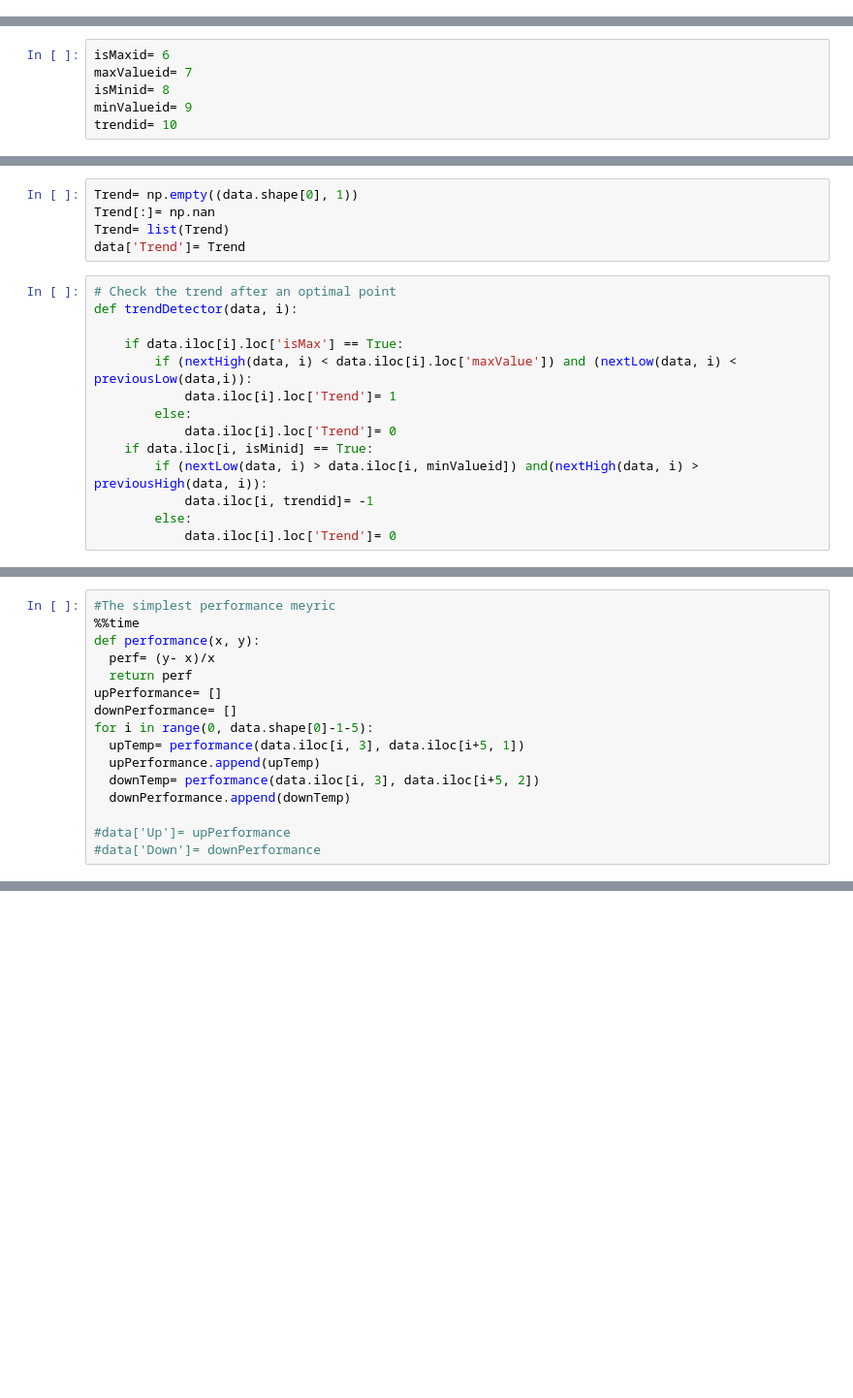
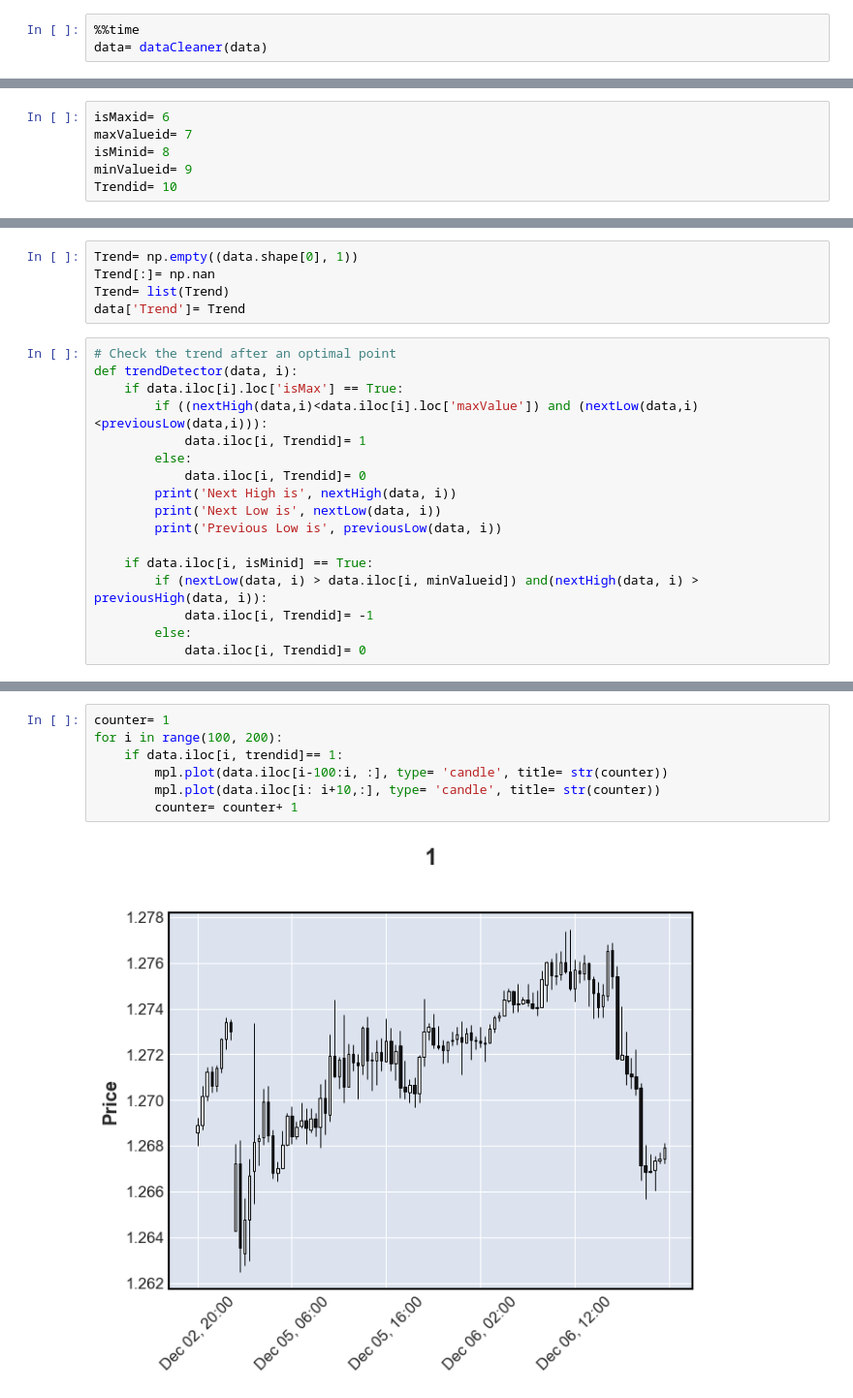
Before and after one commit to Mehrnoushhk/DeepLearning, a Jupyter notebook: PinAI.ipynb, the cells around one changed output, grey strips where cells are left out. Shown: that part at 97% size. Saved outputs shown, nothing was run; the diff lists cells and outputs as text; blank space fills up the shorter version.

```diff
--- a/PinAI.ipynb
+++ b/PinAI.ipynb
@@ -33,0 +32,3 @@ data['ID']= numericIndex
+# %%
+%%time
+data= dataCleaner(data)
@@ -97,7 +101,7 @@ isMaxid= 6
 maxValueid= 7
 isMinid= 8
 minValueid= 9
-trendid= 10
+Trendid= 10
 # %%
 # I want to see if after a high the trend becom downward or not so first we should examine the next high
 def nextHigh(data, i):
@@ -143,14 +147,17 @@ data['Trend']= Trend
 # %%
 # Check the trend after an optimal point
 def trendDetector(data, i):
+    if data.iloc[i].loc['isMax'] == True:
+        if ((nextHigh(data,i)<data.iloc[i].loc['maxValue']) and (nextLow(data,i)<previousLow(data,i))):
+            data.iloc[i, Trendid]= 1
+        else:
+            data.iloc[i, Trendid]= 0
+        print('Next High is', nextHigh(data, i))
+        print('Next Low is', nextLow(data, i))
+        print('Previous Low is', previousLow(data, i))
 
-    if data.iloc[i].loc['isMax'] == True:
-        if (nextHigh(data, i) < data.iloc[i].loc['maxValue']) and (nextLow(data, i) < previousLow(data,i)):
-            data.iloc[i].loc['Trend']= 1
-        else:
-            data.iloc[i].loc['Trend']= 0
     if data.iloc[i, isMinid] == True:
         if (nextLow(data, i) > data.iloc[i, minValueid]) and(nextHigh(data, i) > previousHigh(data, i)):
-            data.iloc[i, trendid]= -1
+            data.iloc[i, Trendid]= -1
         else:
-            data.iloc[i].loc['Trend']= 0
+            data.iloc[i, Trendid]= 0
@@ -176,16 +169,0 @@ mpl.plot(data.iloc[data.shape[0]-100: data.shape[0],:], type= 'candle', style= '
-# %%
-#The simplest performance meyric
-%%time
-def performance(x, y):
-  perf= (y- x)/x
-  return perf
-upPerformance= []
-downPerformance= []
-for i in range(0, data.shape[0]-1-5):
-  upTemp= performance(data.iloc[i, 3], data.iloc[i+5, 1])
-  upPerformance.append(upTemp)
-  downTemp= performance(data.iloc[i, 3], data.iloc[i+5, 2])
-  downPerformance.append(downTemp)
-
-#data['Up']= upPerformance
-#data['Down']= downPerformance
@@ -202,0 +176,9 @@ Wall time: 33.9 s
+# %%
+counter= 1
+for i in range(100, 200):
+    if data.iloc[i, trendid]== 1:
+        mpl.plot(data.iloc[i-100:i, :], type= 'candle', title= str(counter))
+        mpl.plot(data.iloc[i: i+10,:], type= 'candle', title= str(counter))
+        counter= counter+ 1
+# %% [output]
+[figure, added]
```
Also changed, not shown: parts of 19 cells of this notebook.
